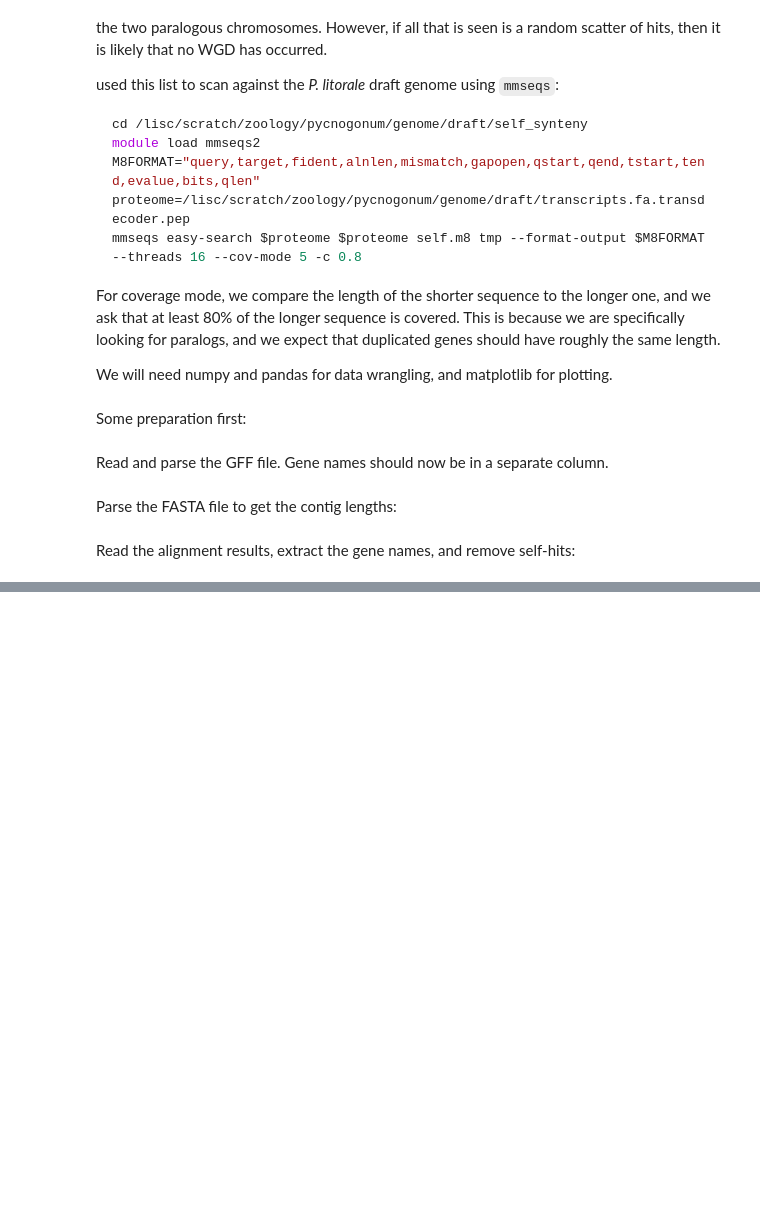
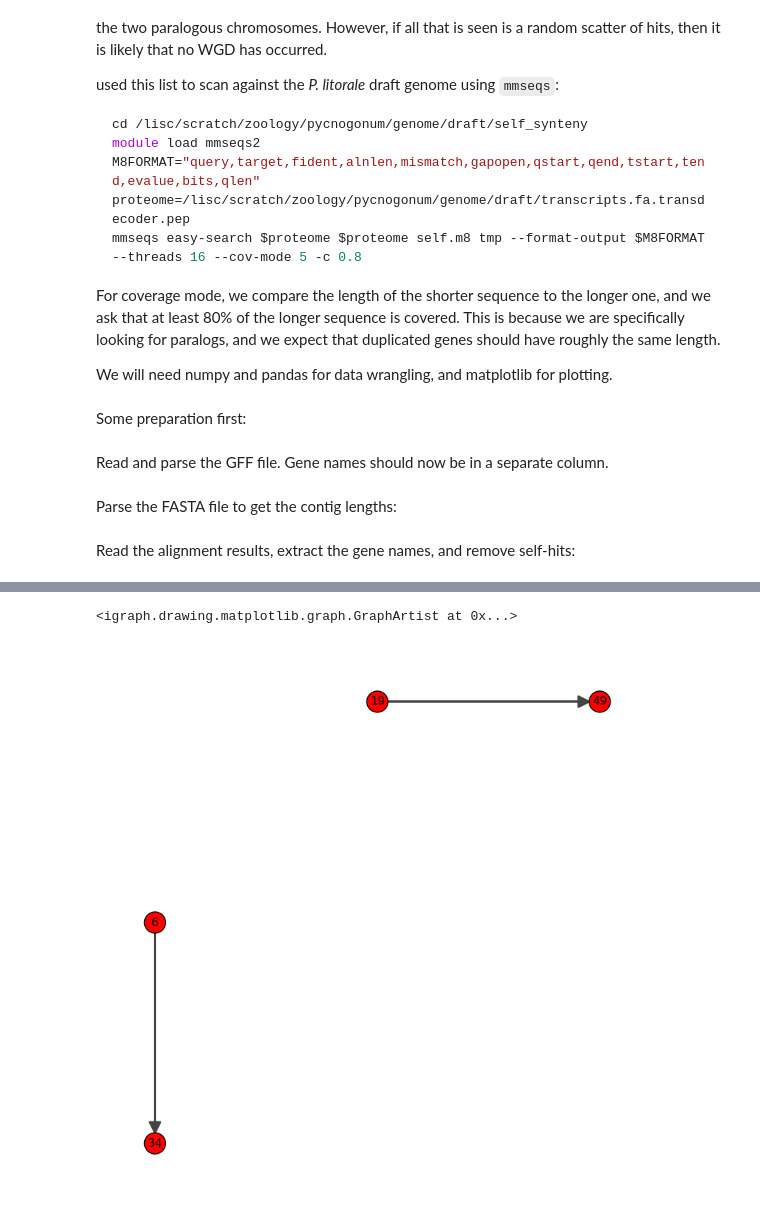
Before and after one commit to galicae/plit-genome, a Jupyter notebook: 07-analysis/self_synteny.ipynb, the cells around one changed output, grey strips where cells are left out. Cells and saved outputs as stored; diff of their text form; code cells hidden in the pictures; blank space fills up the shorter version.

```diff
--- a/07-analysis/self_synteny.ipynb
+++ b/07-analysis/self_synteny.ipynb
@@ -233,0 +266,12 @@ sns.heatmap(df, cmap='magma_r', ax=ax)#, figsize=(20, 15))
+# %%
+g = ig.Graph.Adjacency((df.values > 0.15).tolist())
+g.vs['label'] = df.index.str.split('_').str[1]
+
+isolated_nodes = [v.index for v in g.vs if v.degree() == 0]
+g.delete_vertices(isolated_nodes)
+
+fig, ax = plt.subplots(figsize=(10, 10))
+ig.plot(g, target=ax, layout=g.layout("reingold_tilford_circular"))
+# %% [output]
+<igraph.drawing.matplotlib.graph.GraphArtist at 0x...>
+[figure, added]
```
Also changed, not shown: parts of 20 cells of this notebook.
